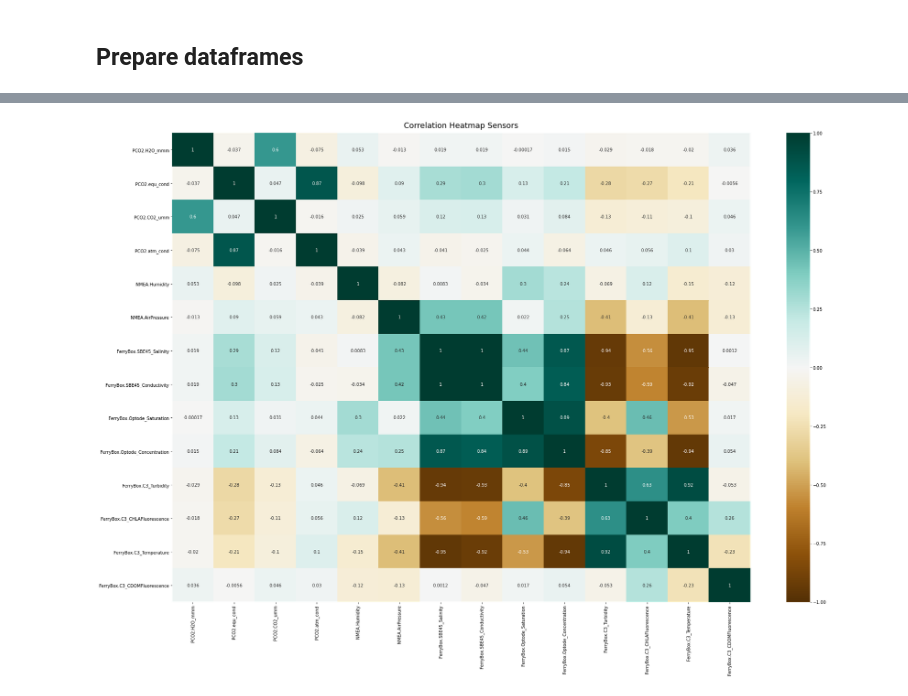
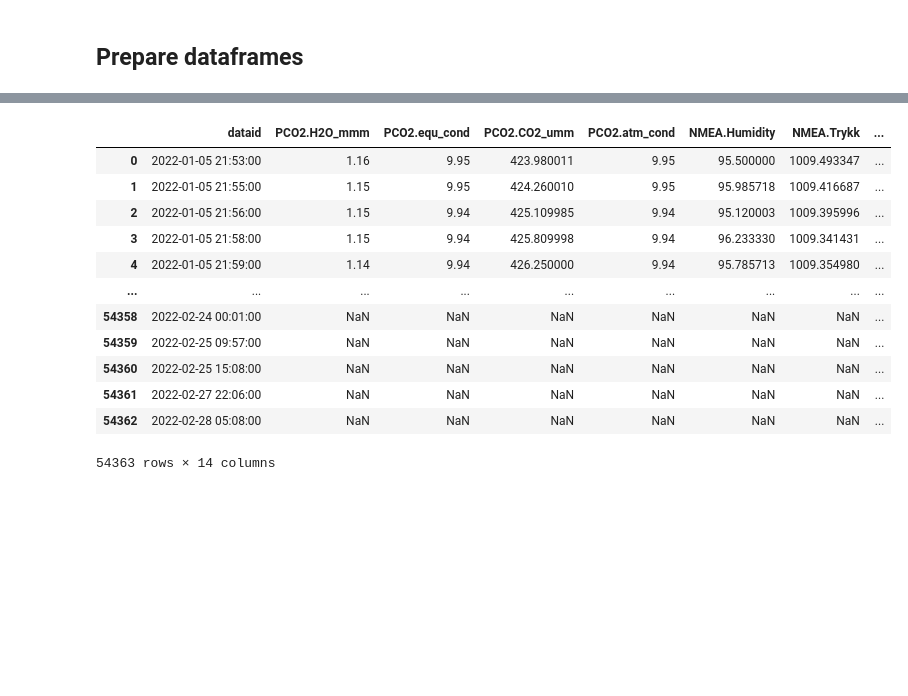
Before and after one commit to maritnl/master, a Jupyter notebook: oneocean_data.ipynb, the cells around one changed output, grey strips where cells are left out. Saved outputs shown, nothing was run; the diff lists cells and outputs as text; code cells hidden in the pictures; blank space fills up the shorter version.

```diff
--- a/oneocean_data.ipynb
+++ b/oneocean_data.ipynb
@@ -38,26 +39,32 @@ KeyboardInterrupt:
 # %% [markdown]
 ## Prepare dataframes
 # %%
-def prep_df(file):
+def prep_df(file, prefix):
     f = open(file)
     data = json.load(f)
     name = data['sensor']
     df = pd.json_normalize(data['data'])
+    df.dataid = pd.to_datetime(df.dataid, format='%Y-%m-%d %H:%M:%S')
     df = df.set_index('dataid')
     df = df.drop(columns=['sensortimestamp', 'geolocation'])
-    df = df.rename(columns={'sensorvalue':name})
+    df = df.rename(columns={'sensorvalue':name.split(prefix)[1]})
 
     return df
 
+
 rel_sensors = ['FerryBox.C3_CDOMFluorescence.json', 'FerryBox.C3_Temperature.json', 'FerryBox.C3_CHLAFluorescence.json',
-               'FerryBox.C3_Turbidity.json','FerryBox.Optode_Concentration.json','FerryBox.Optode_Saturation.json', 'FerryBox.SBE45_Conductivity.json',
-               'FerryBox.SBE45_Salinity.json', 'NMEA.AirPressure.json', 'NMEA.Humidity.json', 'PCO2.atm_cond.json', 'PCO2.CO2_umm.json',
-               'PCO2.equ_cond.json', 'PCO2.H2O_mmm.json']
+               'FerryBox.C3_Turbidity.json','FerryBox.Optode_Saturation.json', 'FerryBox.SBE45_Conductivity.json',
+               'FerryBox.SBE45_Salinity.json', 'NMEA.Trykk.json', 'NMEA.Humidity.json', 'PCO2.atm_cond.json', 'PCO2.CO2_umm.json',
+               'PCO2.H2O_mmm.json']
 
-prev_df = pd.DataFrame(columns=['dataid']) #empty dataframe with column dataid
-for sensor in rel_sensors:
-    df = prep_df(f'Leg1/{sensor}')
-    new_df = pd.merge(df,prev_df,on='dataid', how="outer")
-    prev_df = new_df
+append_str = 'BlueInsight_'
+blueinsight_sensors = [append_str + sub for sub in rel_sensors]
 
-new_df
+def combine_sensordfs(sensors, leg, prefix):
+    prev_df = pd.DataFrame(columns=['dataid']) #empty dataframe with column dataid
+    for sensor in sensors:
+        df = prep_df(f'{leg}/{sensor}', prefix)
+        new_df = pd.merge(df,prev_df,on='dataid', how="outer")
+        prev_df = new_df
+
+    return new_df
@@ -78,15 +73,32 @@ new_df
+# %%
+df
+# %% [output]
+|  | dataid | PCO2.H2O_mmm | PCO2.equ_cond | PCO2.CO2_umm | PCO2.atm_cond | NMEA.Humidity | NMEA.Trykk | ... |
+| 0 | 2022-01-05 21:53:00 | 1.16 | 9.95 | 423.980011 | 9.95 | 95.500000 | 1009.493347 | ... |
+| 1 | 2022-01-05 21:55:00 | 1.15 | 9.95 | 424.260010 | 9.95 | 95.985718 | 1009.416687 | ... |
+| 2 | 2022-01-05 21:56:00 | 1.15 | 9.94 | 425.109985 | 9.94 | 95.120003 | 1009.395996 | ... |
+| 3 | 2022-01-05 21:58:00 | 1.15 | 9.94 | 425.809998 | 9.94 | 96.233330 | 1009.341431 | ... |
+| 4 | 2022-01-05 21:59:00 | 1.14 | 9.94 | 426.250000 | 9.94 | 95.785713 | 1009.354980 | ... |
+| ... | ... | ... | ... | ... | ... | ... | ... | ... |
+| 54358 | 2022-02-24 00:01:00 | NaN | NaN | NaN | NaN | NaN | NaN | ... |
+| 54359 | 2022-02-25 09:57:00 | NaN | NaN | NaN | NaN | NaN | NaN | ... |
+| 54360 | 2022-02-25 15:08:00 | NaN | NaN | NaN | NaN | NaN | NaN | ... |
+| 54361 | 2022-02-27 22:06:00 | NaN | NaN | NaN | NaN | NaN | NaN | ... |
+| 54362 | 2022-02-28 05:08:00 | NaN | NaN | NaN | NaN | NaN | NaN | ... |
+54363 rows × 14 columns
 # %%
 import seaborn as sn
 import matplotlib.pyplot as plt
 
-corrMatrix = new_df.corr()
-plt.figure(figsize=(30, 20))
-heatmap = sn.heatmap(corrMatrix, vmin=-1, vmax=1, annot=True, cmap='BrBG')
-heatmap.set_title('Correlation Heatmap Sensors', fontdict={'fontsize':18}, pad=12);
-plt.show()
+def corr_matrix(df):
+    corrMatrix = df.corr()
+    plt.figure(figsize=(30, 20))
+    heatmap = sn.heatmap(corrMatrix, vmin=-1, vmax=1, annot=True, cmap='BrBG')
+    heatmap.set_title('Correlation Heatmap Sensors', fontdict={'fontsize':18}, pad=12);
+    plt.show()
+    return heatmap
 
-figure = heatmap.get_figure()
-figure.savefig('heatmap.png', dpi=300, bbox_inches='tight')
+def save_matrix_png(heatmap, outname):
+    figure = heatmap.get_figure()
+    figure.savefig(f'{outname}.png', dpi=300, bbox_inches='tight')
-# %% [output]
-[figure, removed]
 # %%
```
Also changed, not shown: parts of 8 cells of this notebook, 3 other files.
